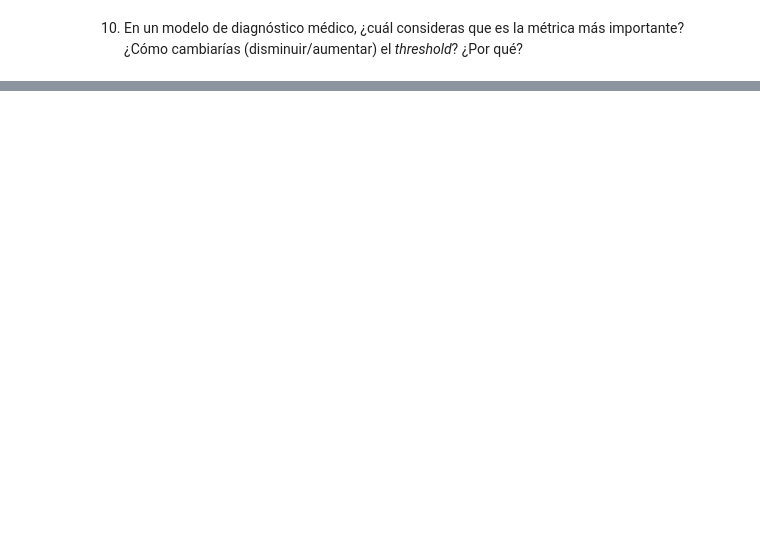
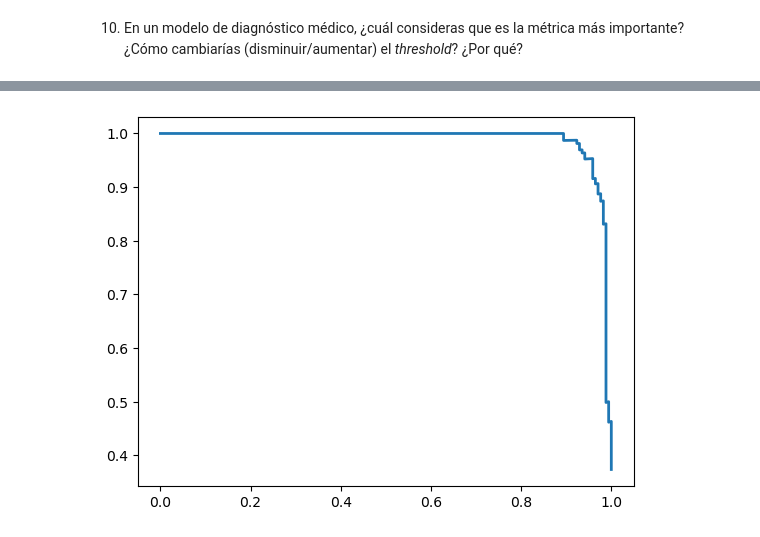
Before and after one commit to alcalderagl/repo-equipo, a Jupyter notebook: Actividad9RLog.ipynb, the cells around one changed output, grey strips where cells are left out. Cells and saved outputs as stored; diff of their text form; code cells hidden in the pictures; blank space fills up the shorter version.

```diff
--- a/Actividad9RLog.ipynb
+++ b/Actividad9RLog.ipynb
@@ -701,2 +701,16 @@ ACCURANCY = (TP + TN) / (TP + TN + FP + FN) ==> (32 + 68) / (32 + 68 + 4 + 10) =
 # %% [markdown]
 10. En un modelo de diagnóstico médico, ¿cuál consideras que es la métrica más importante? ¿Cómo cambiarías (disminuir/aumentar) el *threshold*? ¿Por qué?
+# %%
+from sklearn.model_selection import cross_val_predict
+from sklearn.metrics import precision_recall_curve
+
+threshold = 10
+
+y_scores = cross_val_predict(logr_model3, X_train, y_train, cv=3,
+                             method="decision_function")
+precisions, recalls, thresholds = precision_recall_curve(y_train, y_scores, pos_label='M')
+plt.plot(thresholds, precisions[:-1], "b--", label="Precision", linewidth=2)
+plt.plot(thresholds, recalls[:-1], "g-", label="Recall", linewidth=2)
+plt.vlines(threshold, 0, 1.0, "k", "dotted", label="threshold")
+plt.legend()
+plt.show()
@@ -702,0 +719,5 @@ ACCURANCY = (TP + TN) / (TP + TN + FP + FN) ==> (32 + 68) / (32 + 68 + 4 + 10) =
+# %%
+plt.plot(recalls, precisions, linewidth=2, label="Precision/Recall curve")
+plt.show()
+# %% [output]
+[figure, added]
```
Also changed, not shown: parts of 2 cells of this notebook.
